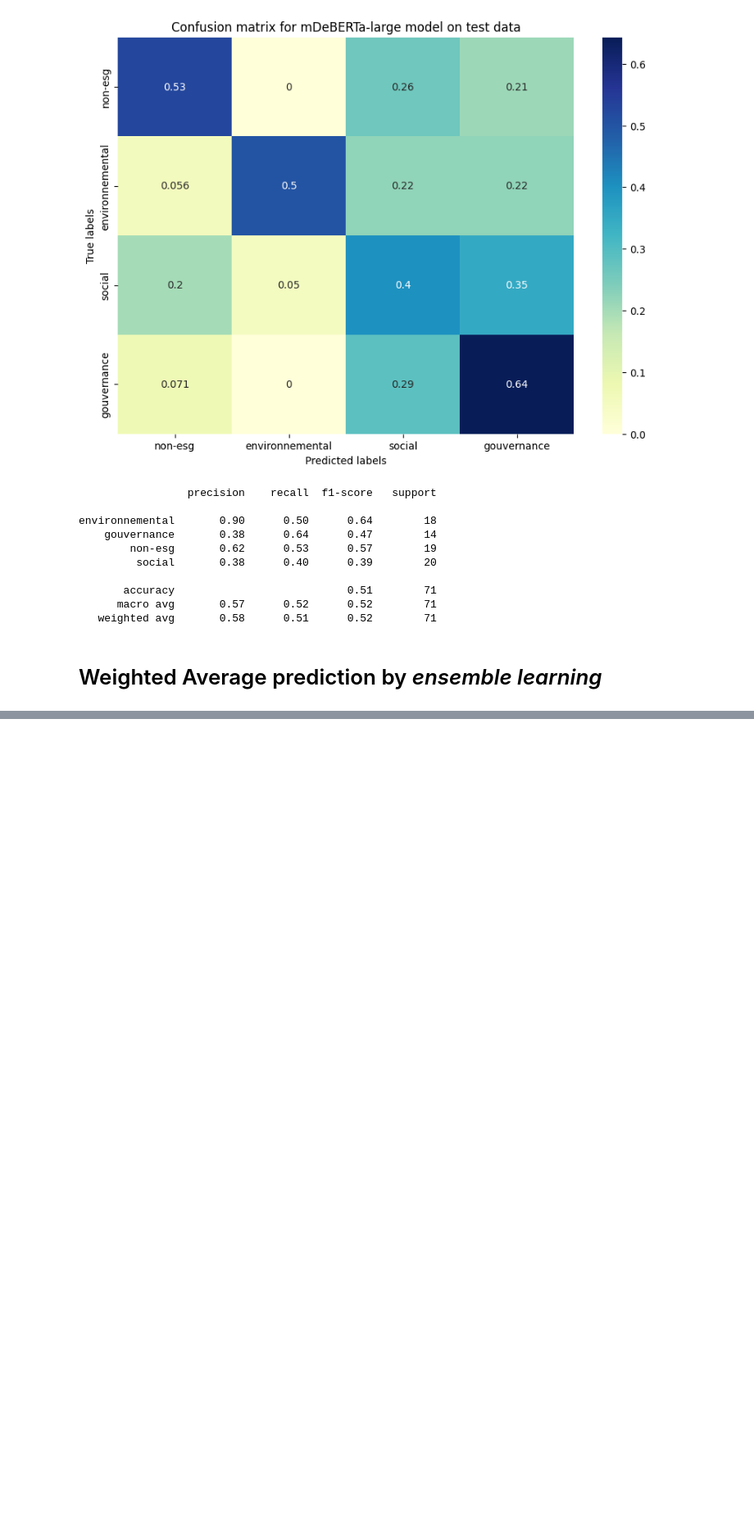
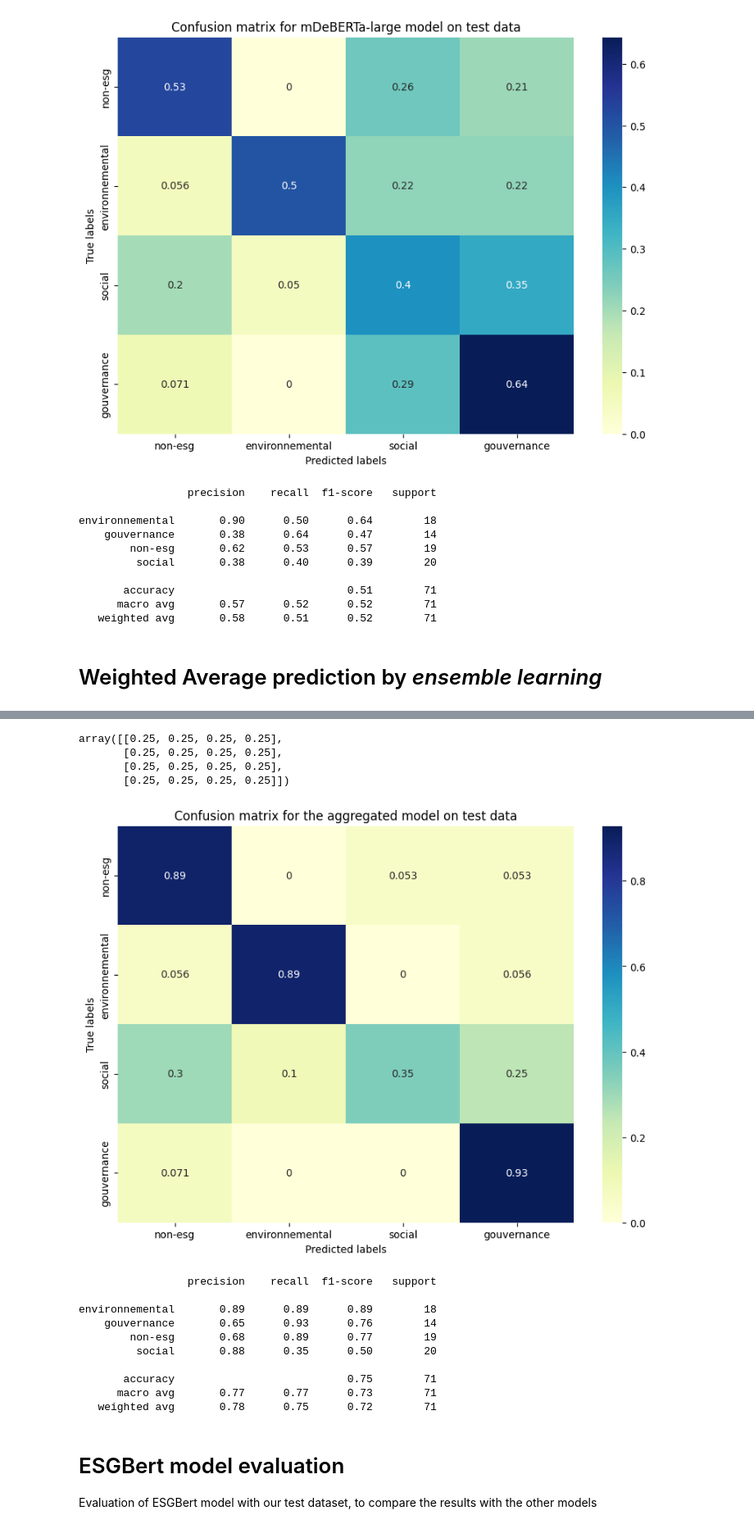
Before and after one commit to azeemarshd/sentiment-analysis-for-msci-rating, a Jupyter notebook: esg_classification/notebooks/model_evaluation.ipynb, the cells around one changed output, grey strips where cells are left out. Shown: that part at 82% size. Saved outputs shown, nothing was run; the diff lists cells and outputs as text; code cells hidden in the pictures; blank space fills up the shorter version.

```diff
--- a/esg_classification/notebooks/model_evaluation.ipynb
+++ b/esg_classification/notebooks/model_evaluation.ipynb
@@ -52,0 +68,14 @@ Model cb-1024 loaded.
+# %%
+models_dict = {
+    "cb-512": [model_cb, tokenizer_base, 512],
+    "cb-1024": [model_cb_1024, tokenizer_base, 1024],
+    "cbl-512": [model_cbl, tokenizer_large, 512],
+    "cbl-1024": [model_cbl_1024, tokenizer_large, 1024],
+}
+# models_dict = {
+#     "cb-512": [1, 2, 512],
+#     "cbl-512": [3, 4, 512],
+#     "cbl-1024": [5, 6, 1024],
+# }
+
+weights = get_weights(X_test, y_test, models_dict, evaluation_metric="f1")
@@ -221,9 +282,16 @@ df_res
+# %%
+weights2 = np.ones((4,4))*0.25
+weights2
+# %% [output]
+array([[0.25, 0.25, 0.25, 0.25],
+       [0.25, 0.25, 0.25, 0.25],
+       [0.25, 0.25, 0.25, 0.25],
+       [0.25, 0.25, 0.25, 0.25]])
 # %%
-weights = [
-    [0.2, 0.1,0.7,0.1], # cbl
-    [0.7,0.1,0.1,0.8], # cbl-1024
-    [0.1,0.8,0.2,0.1], # cb
-]
+# weights = [
+#     [0.2, 0.1,0.7,0.1], # cbl
+#     [0.7,0.1,0.1,0.8], # cbl-1024
+#     [0.1,0.8,0.2,0.1]] # cb
 # weights = [
 #     [0.2, 0.1,0.2,0.1], # cbl
 #     [0.7,0.1,0.3,0.8], # cbl-1024
@@ -231,40 +299,63 @@ weights = [
 #     # [0.2,0.2,0.2,0.1] # debert-large
 # ]
 
+# weights = [[0.32266036, 0.31768953, 0.31216904, 0.27526521], # cb
+#            [0.34038895, 0.33574007, 0.34610046, 0.30374093], #cbl
+#            [0.33695068, 0.3465704 , 0.3417305 , 0.42099386]] #cbl-1024
+
+
 # order of weights: non-esg, environnemental, social, gouvernance
-
+# weights = np.round(weights,3)
+# print(weights)
 
 df_res['agg_pred'] = None
 for i,row in tqdm(df_res.iterrows(), total = len(df_res)):
+    cb_pred = row['cb_pred']
+    cb_1024_pred = row['cb_1024_pred']
     cbl_pred = row['cbl_pred']
     cbl_1024_pred = row['cbl_1024_pred']
-    cb_pred = row['cb_pred']
     # debert_base_pred = row['0-shot']
     # debert_large_pred = row['0-shot-EN']
 
     # preds = [cbl_pred, cbl_1024_pred, debert_base_pred, debert_large_pred]
     preds = [cbl_pred, cbl_1024_pred, cb_pred]
 
     pred_dict = {
         "non-esg": 0,
         "environnemental": 0,
         "social": 0,
         "gouvernance": 0
     }
 
 
-    pred_dict[cbl_pred] += weights[0][list(pred_dict.keys()).index(cbl_pred)]
-    pred_dict[cbl_1024_pred] += weights[1][list(pred_dict.keys()).index(cbl_1024_pred)]
-    pred_dict[cb_pred] += weights[2][list(pred_dict.keys()).index(cb_pred)]
+    pred_dict[cb_pred] += weights[0][list(pred_dict.keys()).index(cb_pred)]
+    pred_dict[cb_1024_pred] += weights[1][list(pred_dict.keys()).index(cb_1024_pred)]
+    pred_dict[cbl_pred] += weights[2][list(pred_dict.keys()).index(cbl_pred)]
+    pred_dict[cbl_1024_pred] += weights[3][list(pred_dict.keys()).index(cbl_1024_pred)]
     # pred_dict[debert_large_pred] += weights[3][list(pred_dict.keys()).index(debert_large_pred)]
 
     best_pred = max(pred_dict, key=pred_dict.get)
     df_res.at[i,'agg_pred'] = best_pred
 
 agg_preds = df_res['agg_pred']
 
 utils.print_confusion_matrix(df["esg_category"], agg_preds, title = "Confusion matrix for the aggregated model on test data")
 print(classification_report(df['esg_category'], agg_preds, zero_division=0))
+# %% [output]
+[figure, added]
+                 precision    recall  f1-score   support
+
+environnemental       0.89      0.89      0.89        18
+    gouvernance       0.65      0.93      0.76        14
+        non-esg       0.68      0.89      0.77        19
+         social       0.88      0.35      0.50        20
+
+       accuracy                           0.75        71
+      macro avg       0.77      0.77      0.73        71
+   weighted avg       0.78      0.75      0.72        71
 # %%
 # export only df_res[section_number, text,agg_pred] to csv
 df_res[["section_number", "text", "agg_pred"]].to_csv("pv_2312/pv_2312_512_agg_preds.csv", index=False, encoding="utf-8")
+# %% [markdown]
+# ESGBert model evaluation
+Evaluation of ESGBert model with our test dataset, to compare the results with the other models
```
Also changed, not shown: parts of 18 cells of this notebook, 9 other files.
